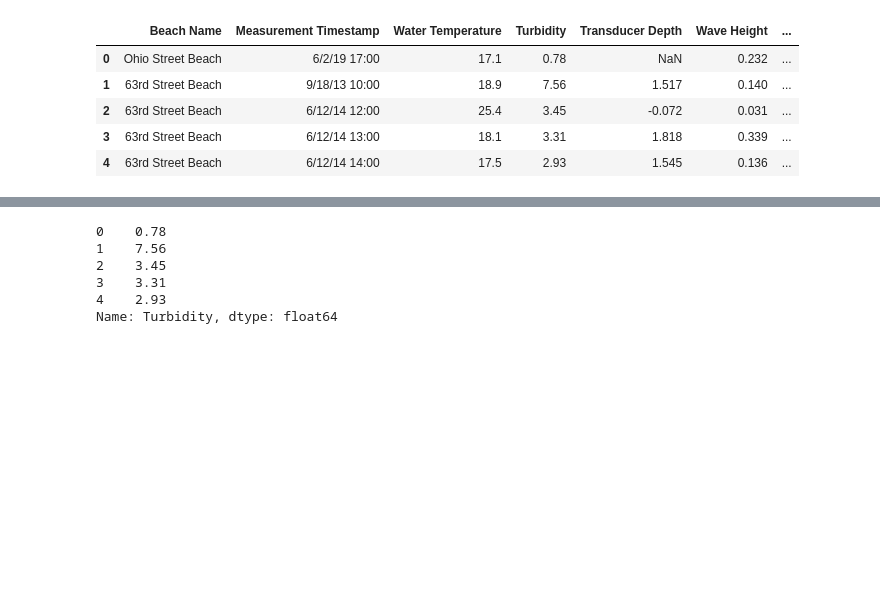
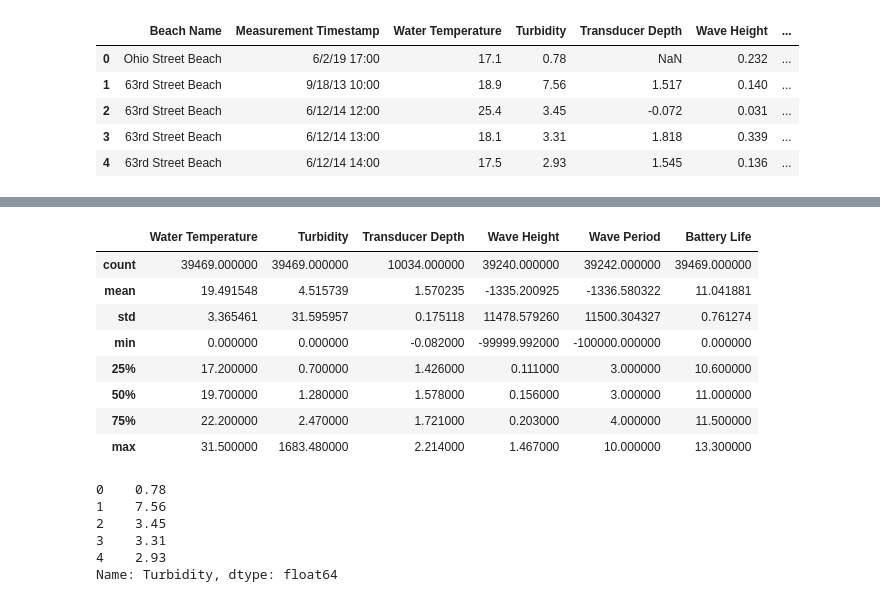
Before and after one commit to tveeder/city-beach-data-analysis, a Jupyter notebook: city_beach_analysis.ipynb, the cells around one changed output, grey strips where cells are left out. Drawn from its saved outputs; the diff is of its cells as text; code cells hidden in the pictures; blank space fills up the shorter version.

```diff
--- a/city_beach_analysis.ipynb
+++ b/city_beach_analysis.ipynb
@@ -16,3 +38,15 @@ beach_quality_df.head()
+# %%
+beach_quality_df.describe()
+# %% [output]
+|  | Water Temperature | Turbidity | Transducer Depth | Wave Height | Wave Period | Battery Life |
+| count | 39469.000000 | 39469.000000 | 10034.000000 | 39240.000000 | 39242.000000 | 39469.000000 |
+| mean | 19.491548 | 4.515739 | 1.570235 | -1335.200925 | -1336.580322 | 11.041881 |
+| std | 3.365461 | 31.595957 | 0.175118 | 11478.579260 | 11500.304327 | 0.761274 |
+| min | 0.000000 | 0.000000 | -0.082000 | -99999.992000 | -100000.000000 | 0.000000 |
+| 25% | 17.200000 | 0.700000 | 1.426000 | 0.111000 | 3.000000 | 10.600000 |
+| 50% | 19.700000 | 1.280000 | 1.578000 | 0.156000 | 3.000000 | 11.000000 |
+| 75% | 22.200000 | 2.470000 | 1.721000 | 0.203000 | 4.000000 | 11.500000 |
+| max | 31.500000 | 1683.480000 | 2.214000 | 1.467000 | 10.000000 | 13.300000 |
 # %%
 beach_quality_df['Turbidity'].head()
 # %% [output]
```
Also changed, not shown: parts of 2 cells of this notebook, 4 other files.
